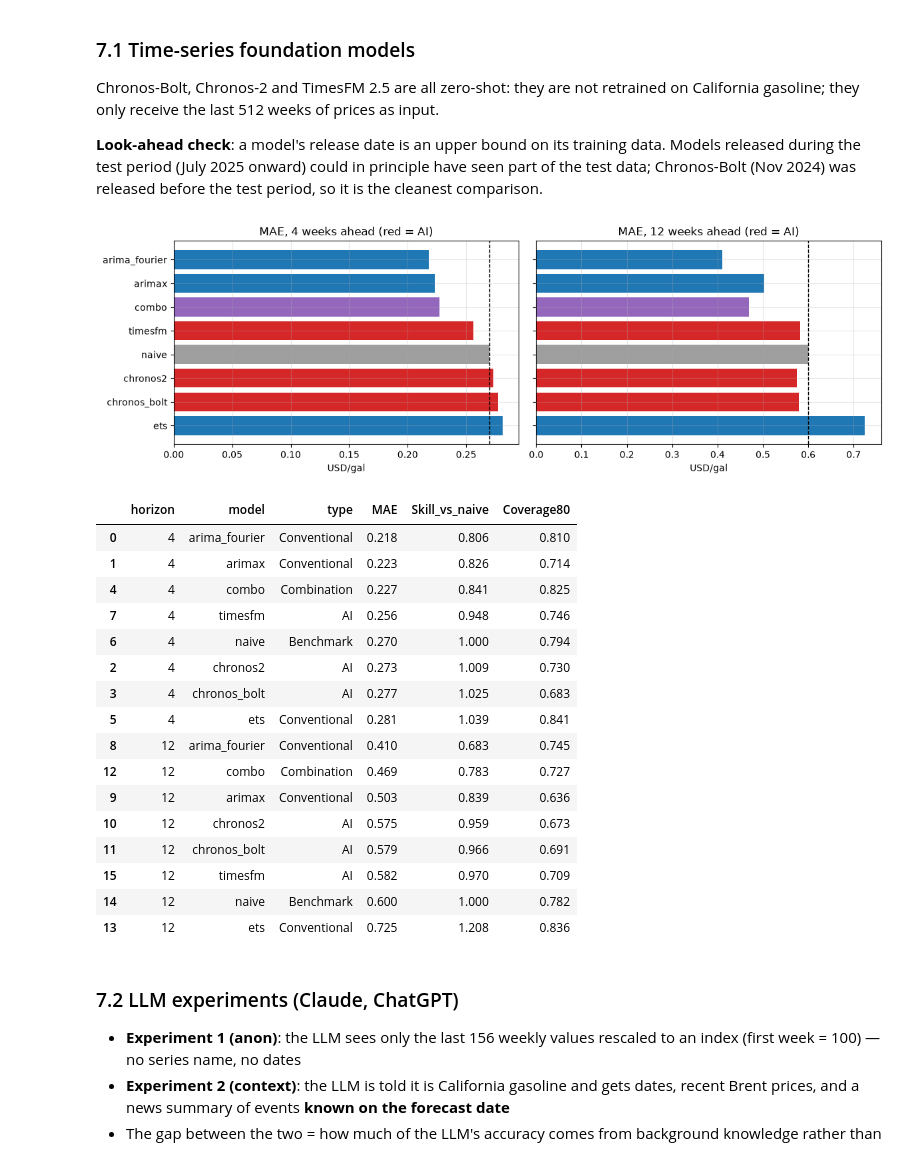
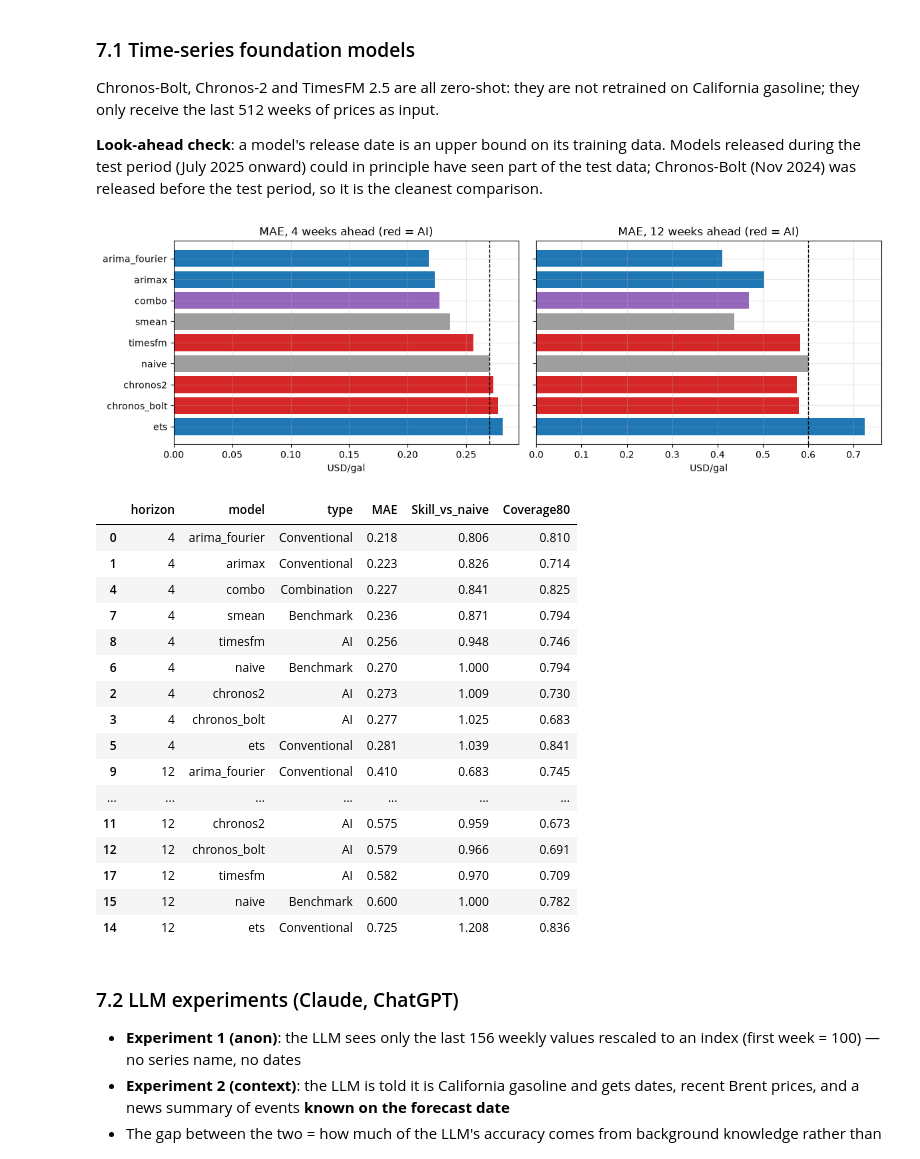
Before and after one commit to hymiawu/ca-gasoline-forecasting, a Jupyter notebook: forecasting_models.ipynb, the cells around one changed output. Drawn from its saved outputs; the diff is of its cells as text; code cells hidden in the pictures.

```diff
--- a/forecasting_models.ipynb
+++ b/forecasting_models.ipynb
@@ -434,11 +459,15 @@ def evaluate(fc_dict):
     all_fc = all_fc.dropna(subset=["actual"])
     all_fc["err"] = all_fc["actual"] - all_fc["forecast"]
     all_fc["covered"] = all_fc["actual"].between(all_fc["lower80"], all_fc["upper80"])
+    origin_price = all_fc["origin_date"].map(df["ca_gas"])
+    f_move, a_move = all_fc["forecast"] - origin_price, all_fc["actual"] - origin_price
+    f_dir = np.where(f_move.abs() < 1e-6, 0, np.sign(f_move))       # "no change" forecasts don't count
+    all_fc["dir_ok"] = np.where(f_dir == 0, np.nan, (f_dir == np.sign(a_move)).astype(float))
     sc = all_fc[all_fc["horizon"].isin(SCORE_H)].assign(
         abs_err=lambda d: d.err.abs(), sq_err=lambda d: d.err ** 2, ape=lambda d: (d.err / d.actual).abs() * 100)
     m = sc.groupby(["horizon", "model"]).agg(
         n=("err", "size"), MAE=("abs_err", "mean"), RMSE=("sq_err", lambda s: np.sqrt(s.mean())),
-        MAPE=("ape", "mean"), Coverage80=("covered", "mean"))
+        MAPE=("ape", "mean"), Coverage80=("covered", "mean"), DirAcc=("dir_ok", lambda s: s.mean() * 100))
     naive_mae = m["MAE"].xs("naive", level="model")
     m["Skill_vs_naive"] = m["MAE"] / naive_mae.reindex(m.index.get_level_values("horizon")).values
     return all_fc, m.round(3)
@@ -469,7 +498,7 @@ metrics.sort_values(["horizon", "MAE"])
 # every origin are eligible, so the LLMs (every 4th week) are left out of the combination.
 m4 = metrics.xs(4, level="horizon")
 full = m4[m4["n"] == m4.loc["naive", "n"]].index
-conventional = [m for m in full if not is_ai(m) and m not in ("naive", "snaive", "combo")]
+conventional = [m for m in full if not is_ai(m) and m not in ("naive", "snaive", "smean", "combo")]
 ai_full = [m for m in full if is_ai(m)]
 best_conv = m4.loc[conventional, "MAE"].idxmin()
 COMBO = [best_conv, m4.loc[ai_full, "MAE"].idxmin()] if ai_full else list(m4.loc[conventional, "MAE"].nsmallest(2).index)
@@ -567,0 +600,27 @@ plt.tight_layout(); plt.show()
+# %%
+def make_arimax_oracle_ff():
+    state, lb_all = {}, df["log_brent"]
+    def ff(train, h):
+        X, Xf = arimax_exog(train, h)
+        for k in BRENT_LAGS:   # replace the flat-Brent assumption with the realised Brent path
+            Xf[f"log_brent_l{k}"] = lb_all.shift(k).reindex(Xf.index).fillna(lb_all.iloc[-1]).values
+        key = tuple(X.columns)
+        res = fit_sarimax(train["log_ca_gas"].loc[X.index], X, ORDER, state.get(key))
+        state[key] = res.params
+        pr = res.get_forecast(h, exog=Xf).summary_frame(alpha=0.2)
+        return from_log(pr["mean"], lower=pr["mean_ci_lower"], upper=pr["mean_ci_upper"])
+    return ff
+
+oracle_fc = backtest("arimax_oracle", make_arimax_oracle_ff(), verbose=False)
+(FC_DIR / "arimax_oracle.csv").replace(RES_DIR / "arimax_oracle_forecasts.csv")   # keep out of the rankings
+
+_, om = evaluate({"arimax": forecasts["arimax"], "arimax_oracle": oracle_fc, "naive": forecasts["naive"]})
+oracle_tab = om["MAE"].unstack("model")[["arimax", "arimax_oracle"]]
+oracle_tab["best_conventional"] = metrics["MAE"].xs(best_conv, level="model")
+oracle_tab["share_of_ARIMAX_error_from_crude"] = 1 - oracle_tab["arimax_oracle"] / oracle_tab["arimax"]
+oracle_tab = oracle_tab.round(3)
+oracle_tab.to_csv(RES_DIR / "oracle_crude.csv")
+for h, r in oracle_tab.iterrows():
+    print(f"h={h}: ARIMAX MAE {r.arimax:.3f} -> {r.arimax_oracle:.3f} with the real crude path "
+          f"({r.share_of_ARIMAX_error_from_crude:.0%} of its error is crude uncertainty)")
+oracle_tab
@@ -685,43 +751,44 @@ Chronos-Bolt, Chronos-2 and TimesFM 2.5 are all zero-shot: they are not retraine
 # %%
 rows = []
 for h in SCORE_H:
     mh = metrics.xs(h, level="horizon")
     for m in mh.index:
         if m == "snaive" or m.startswith("llm_"):
             continue
-        kind = "AI" if is_ai(m) else "Benchmark" if m == "naive" else "Combination" if m == "combo" else "Conventional"
+        kind = ("AI" if is_ai(m) else "Benchmark" if m in ("naive", "smean") else
+                "Combination" if m == "combo" else "Conventional")
         rows.append({"horizon": h, "model": m, "type": kind,
                      "MAE": mh.loc[m, "MAE"], "Skill_vs_naive": mh.loc[m, "Skill_vs_naive"], "Coverage80": mh.loc[m, "Coverage80"]})
 ai_vs = pd.DataFrame(rows).sort_values(["horizon", "MAE"])
 
 fig, axes = plt.subplots(1, len(SCORE_H), figsize=(12, 4), sharey=True)
 colors = {"AI": "#d62728", "Conventional": "#1f77b4", "Benchmark": "#9e9e9e", "Combination": "#9467bd"}
 for ax, h in zip(axes, SCORE_H):
     d = ai_vs[ai_vs.horizon == h].sort_values("MAE", ascending=False)
     ax.barh(d["model"], d["MAE"], color=d["type"].map(colors))
     ax.axvline(d.loc[d.model == "naive", "MAE"].iloc[0], color="k", ls="--", lw=1)
     ax.set_title(f"MAE, {h} weeks ahead (red = AI)"); ax.set_xlabel("USD/gal")
 plt.tight_layout(); plt.show()
 ai_vs.round(3)
 # %% [output]
-[figure, old version]
+[figure, new version]
 |  | horizon | model | type | MAE | Skill_vs_naive | Coverage80 |
 | 0 | 4 | arima_fourier | Conventional | 0.218 | 0.806 | 0.810 |
 | 1 | 4 | arimax | Conventional | 0.223 | 0.826 | 0.714 |
 | 4 | 4 | combo | Combination | 0.227 | 0.841 | 0.825 |
-| 7 | 4 | timesfm | AI | 0.256 | 0.948 | 0.746 |
+| 7 | 4 | smean | Benchmark | 0.236 | 0.871 | 0.794 |
+| 8 | 4 | timesfm | AI | 0.256 | 0.948 | 0.746 |
 | 6 | 4 | naive | Benchmark | 0.270 | 1.000 | 0.794 |
 | 2 | 4 | chronos2 | AI | 0.273 | 1.009 | 0.730 |
 | 3 | 4 | chronos_bolt | AI | 0.277 | 1.025 | 0.683 |
 | 5 | 4 | ets | Conventional | 0.281 | 1.039 | 0.841 |
-| 8 | 12 | arima_fourier | Conventional | 0.410 | 0.683 | 0.745 |
-| 12 | 12 | combo | Combination | 0.469 | 0.783 | 0.727 |
-| 9 | 12 | arimax | Conventional | 0.503 | 0.839 | 0.636 |
-| 10 | 12 | chronos2 | AI | 0.575 | 0.959 | 0.673 |
-| 11 | 12 | chronos_bolt | AI | 0.579 | 0.966 | 0.691 |
-| 15 | 12 | timesfm | AI | 0.582 | 0.970 | 0.709 |
-| 14 | 12 | naive | Benchmark | 0.600 | 1.000 | 0.782 |
-| 13 | 12 | ets | Conventional | 0.725 | 1.208 | 0.836 |
+| 9 | 12 | arima_fourier | Conventional | 0.410 | 0.683 | 0.745 |
+| ... | ... | ... | ... | ... | ... | ... |
+| 11 | 12 | chronos2 | AI | 0.575 | 0.959 | 0.673 |
+| 12 | 12 | chronos_bolt | AI | 0.579 | 0.966 | 0.691 |
+| 17 | 12 | timesfm | AI | 0.582 | 0.970 | 0.709 |
+| 15 | 12 | naive | Benchmark | 0.600 | 1.000 | 0.782 |
+| 14 | 12 | ets | Conventional | 0.725 | 1.208 | 0.836 |
 # %% [markdown]
 ### 7.2 LLM experiments (Claude, ChatGPT)
 - **Experiment 1 (anon)**: the LLM sees only the last 156 weekly values rescaled to an index (first week = 100) — no series name, no dates
```
Also changed, not shown: parts of 9 cells of this notebook, 8 other files.
